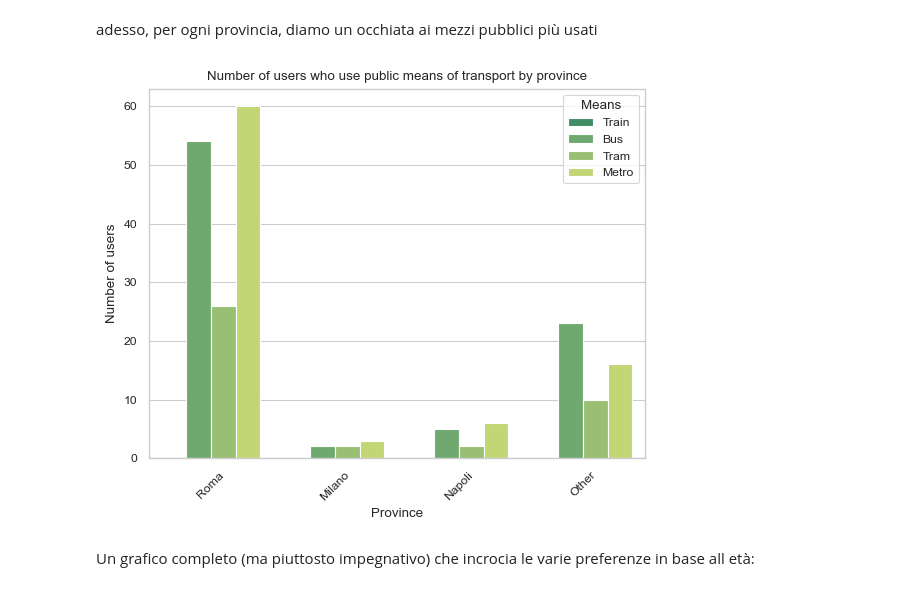
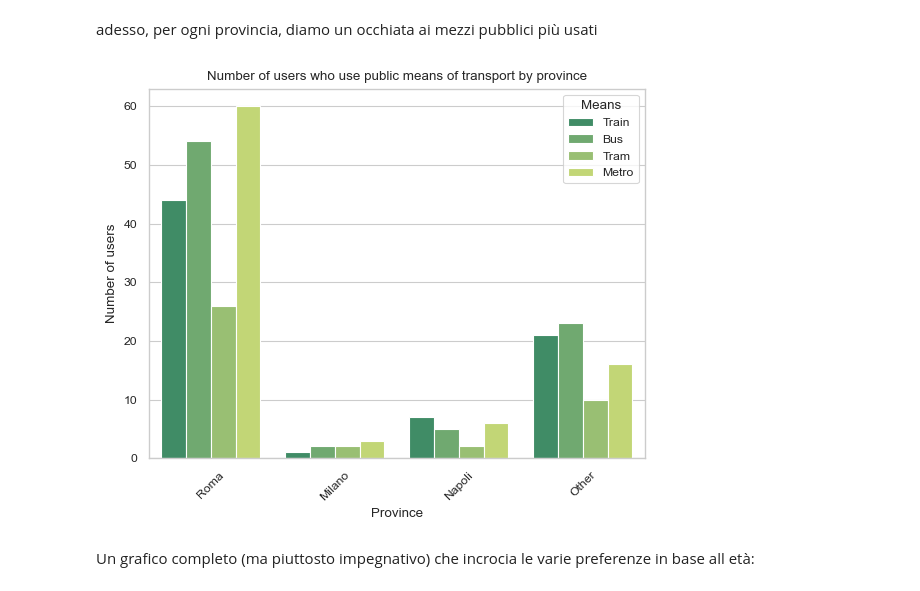
Before and after one commit to Davide-F5-Marincione/hci, a Jupyter notebook: data_analysis/data_view_translation.ipynb, the cells around one changed output. Cells and saved outputs as stored; diff of their text form; code cells hidden in the pictures.

Commit message:
added trains to graph

```diff
--- a/data_analysis/data_view_translation.ipynb
+++ b/data_analysis/data_view_translation.ipynb
@@ -113,8 +114,8 @@ mezzi_t = ["Train", "Bus", "Tram", "Metro"]
 
 # split the "che_mezzi" column and create a new column for each mean of transport
 for mezzo, mezzo_t in zip(mezzi,mezzi_t):
-    #df[mezzo] = df["che_mezzi"].str.contains(mezzo)
-    df[mezzo_t] = df[mezzo]
+    df[mezzo_t] = df["che_mezzi"].str.contains(mezzo)
+    #df[mezzo_t] = df[mezzo]
 
 df = df.rename(columns={"dispositivo":"device"})
 
@@ -165,30 +166,30 @@ adesso, per ogni provincia, diamo un occhiata ai mezzi pubblici più usati
 # %%
 # create a new column for the province of each user
 df["province"] = df["provincia_mezzi"].apply(lambda x: x if x in ["Roma", "Milano", "Napoli"] else "Other")
 
 # split the "che_mezzi" column and create a new column for each mean of transport
-for mezzo in mezzi_t:
-    df[mezzo] = df["che_mezzi"].str.contains(mezzo)
+for mezzo, mezzo_t in zip(mezzi, mezzi_t):
+    df[mezzo_t] = df["che_mezzi"].str.contains(mezzo)
 
 # melt the DataFrame to convert the new columns to a "mezzi" column and a "value" column
 melted_df = pd.melt(df, id_vars=["province"], value_vars=mezzi_t, var_name="Means", value_name="value")
 
 # group the melted DataFrame by "province" and "Mezzi" and count the number of users who use each mean of transport
 counts_df = melted_df.groupby(["province", "Means"])["value"].sum().reset_index(name="count")
 
 # create a barplot to display the results
 sns.barplot(data=counts_df, x="province", y="count", hue="Means", palette="summer", dodge=True, hue_order=mezzi_t, order=["Roma", "Milano", "Napoli", "Other"])
 
 # set the order of the xticks
 
 # set the title and the labels
 plt.title("Number of users who use public means of transport by province")
 plt.xlabel("Province")
 plt.ylabel("Number of users")
 plt.xticks(rotation=45)
 plt.show()
 # %% [output]
-[figure, old version]
+[figure, new version]
 # %% [markdown]
 Un grafico completo (ma piuttosto impegnativo) che incrocia le varie preferenze in
 base all età:
```
Also changed, not shown: parts of 1 cell of this notebook, 3 other files.
